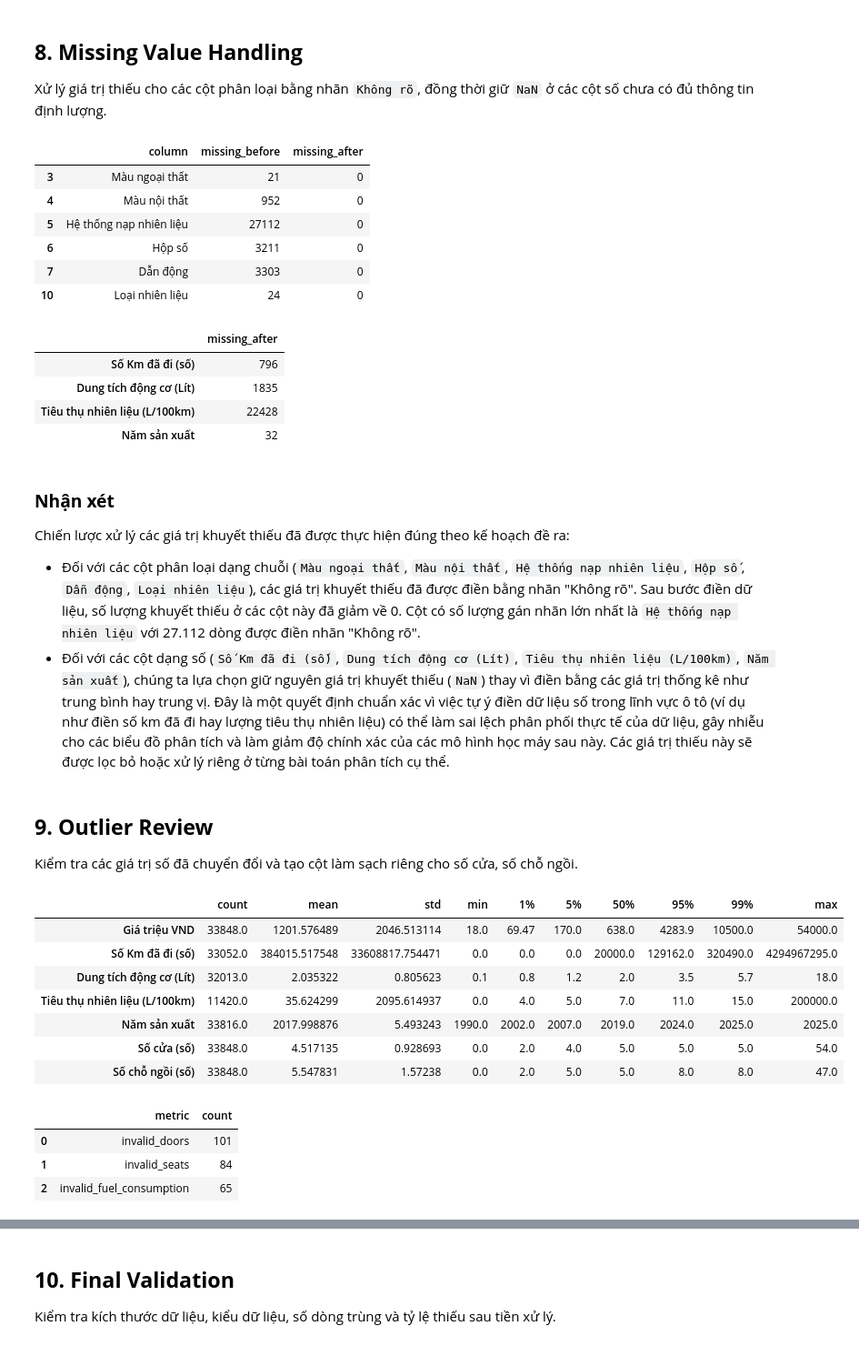
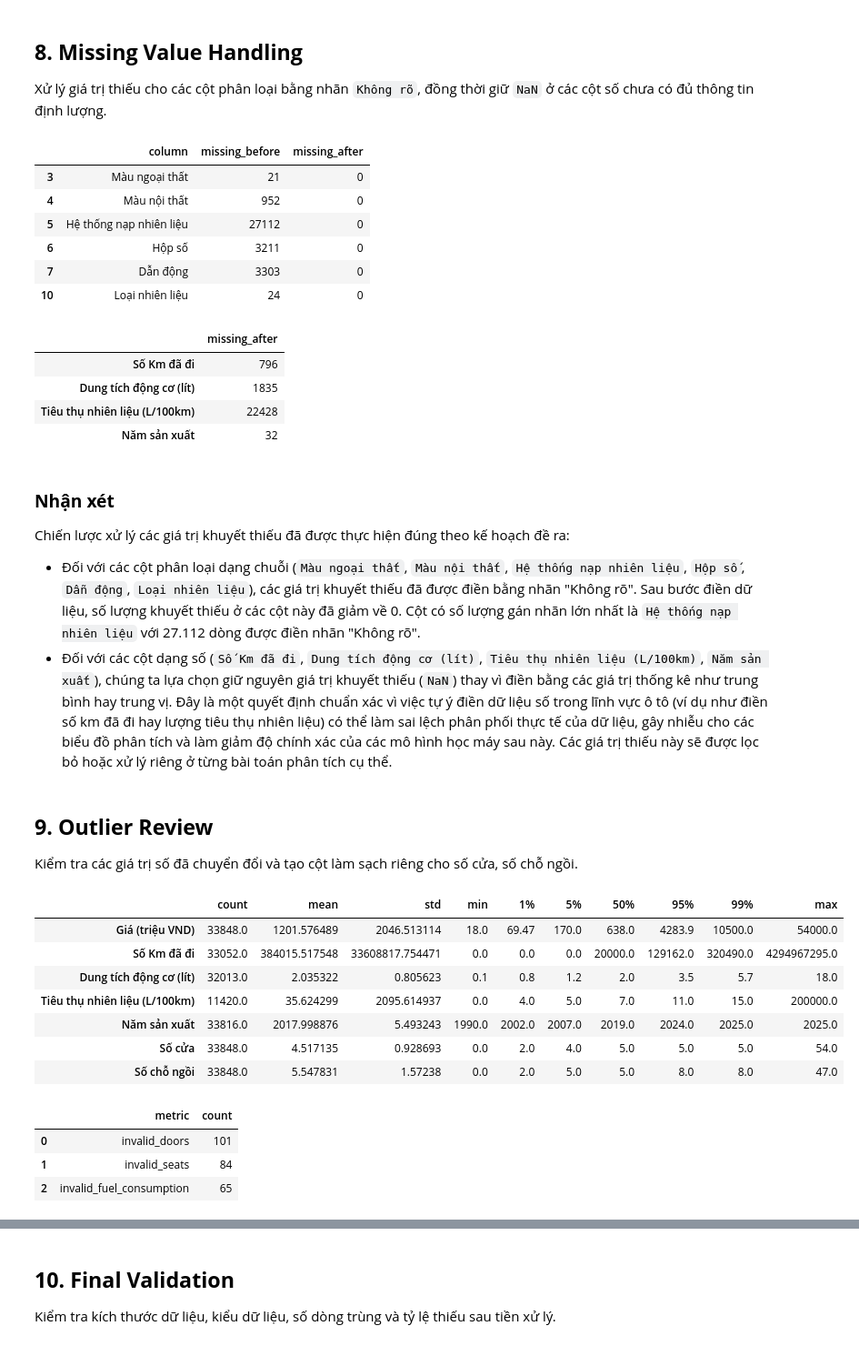
Before and after one commit to HuynhDucThinh/dv_final, a Jupyter notebook: notebook/02_preprocessing.ipynb, the cells around one changed output, grey strips where cells are left out. Shown at 91% size. Drawn from its saved outputs; the diff is of its cells as text; code cells hidden in the pictures.

```diff
--- a/notebook/02_preprocessing.ipynb
+++ b/notebook/02_preprocessing.ipynb
@@ -354,14 +354,14 @@ def parse_engine(value):
     return (text, np.nan)
 
 
-df_processed["Giá triệu VND"] = df_processed["Giá"].map(parse_price_million)
-df_processed["Số Km đã đi (số)"] = df_processed["Số Km đã đi"].map(extract_number)
-df_processed["Số cửa (số)"] = df_processed["Số cửa"].map(extract_number)
-df_processed["Số chỗ ngồi (số)"] = df_processed["Số chỗ ngồi"].map(extract_number)
+df_processed["Giá (triệu VND)"] = df_processed["Giá"].map(parse_price_million)
+df_processed["Số Km đã đi"] = df_processed["Số Km đã đi"].map(extract_number)
+df_processed["Số cửa"] = df_processed["Số cửa"].map(extract_number)
+df_processed["Số chỗ ngồi"] = df_processed["Số chỗ ngồi"].map(extract_number)
 
 engine_parts = df_processed["Động cơ"].map(parse_engine)
 df_processed["Loại nhiên liệu"] = [part[0] for part in engine_parts]
-df_processed["Dung tích động cơ (Lít)"] = [part[1] for part in engine_parts]
+df_processed["Dung tích động cơ (lít)"] = [part[1] for part in engine_parts]
 
 df_processed["Tiêu thụ nhiên liệu (L/100km)"] = df_processed["Tiêu thụ nhiên liệu"].map(parse_fuel_consumption)
 df_processed["Năm sản xuất"] = pd.to_numeric(
@@ -369,8 +369,8 @@ df_processed["Năm sản xuất"] = pd.to_numeric(
 ).astype("Int64")
 
 parsed_cols = [
-    "Giá triệu VND", "Số Km đã đi (số)", "Số cửa (số)", "Số chỗ ngồi (số)",
-    "Loại nhiên liệu", "Dung tích động cơ (Lít)", "Tiêu thụ nhiên liệu (L/100km)", "Năm sản xuất"
+    "Giá (triệu VND)", "Số Km đã đi", "Số cửa", "Số chỗ ngồi",
+    "Loại nhiên liệu", "Dung tích động cơ (lít)", "Tiêu thụ nhiên liệu (L/100km)", "Năm sản xuất"
 ]
 
 parsed_summary = pd.DataFrame({
@@ -426,7 +426,7 @@ fill_summary = pd.DataFrame({
 })
 
 numeric_missing_after = df_processed[
-    ["Số Km đã đi (số)", "Dung tích động cơ (Lít)", "Tiêu thụ nhiên liệu (L/100km)", "Năm sản xuất"]
+    ["Số Km đã đi", "Dung tích động cơ (lít)", "Tiêu thụ nhiên liệu (L/100km)", "Năm sản xuất"]
 ].isna().sum().rename("missing_after")
 
 display(fill_summary.query("missing_before > 0"))
@@ -440,8 +440,8 @@ display(numeric_missing_after.to_frame())
 | 7 | Dẫn động | 3303 | 0 |
 | 10 | Loại nhiên liệu | 24 | 0 |
 |  | missing_after |
-| Số Km đã đi (số) | 796 |
-| Dung tích động cơ (Lít) | 1835 |
+| Số Km đã đi | 796 |
+| Dung tích động cơ (lít) | 1835 |
 | Tiêu thụ nhiên liệu (L/100km) | 22428 |
 | Năm sản xuất | 32 |
 # %% [markdown]
@@ -449,7 +449,7 @@ display(numeric_missing_after.to_frame())
 
 Chiến lược xử lý các giá trị khuyết thiếu đã được thực hiện đúng theo kế hoạch đề ra:
 * Đối với các cột phân loại dạng chuỗi (`Màu ngoại thất`, `Màu nội thất`, `Hệ thống nạp nhiên liệu`, `Hộp số`, `Dẫn động`, `Loại nhiên liệu`), các giá trị khuyết thiếu đã được điền bằng nhãn "Không rõ". Sau bước điền dữ liệu, số lượng khuyết thiếu ở các cột này đã giảm về 0. Cột có số lượng gán nhãn lớn nhất là `Hệ thống nạp nhiên liệu` với 27.112 dòng được điền nhãn "Không rõ".
-* Đối với các cột dạng số (`Số Km đã đi (số)`, `Dung tích động cơ (Lít)`, `Tiêu thụ nhiên liệu (L/100km)`, `Năm sản xuất`), chúng ta lựa chọn giữ nguyên giá trị khuyết thiếu (`NaN`) thay vì điền bằng các giá trị thống kê như trung bình hay trung vị. Đây là một quyết định chuẩn xác vì việc tự ý điền dữ liệu số trong lĩnh vực ô tô (ví dụ như điền số km đã đi hay lượng tiêu thụ nhiên liệu) có thể làm sai lệch phân phối thực tế của dữ liệu, gây nhiễu cho các biểu đồ phân tích và làm giảm độ chính xác của các mô hình học máy sau này. Các giá trị thiếu này sẽ được lọc bỏ hoặc xử lý riêng ở từng bài toán phân tích cụ thể.
+* Đối với các cột dạng số (`Số Km đã đi`, `Dung tích động cơ (lít)`, `Tiêu thụ nhiên liệu (L/100km)`, `Năm sản xuất`), chúng ta lựa chọn giữ nguyên giá trị khuyết thiếu (`NaN`) thay vì điền bằng các giá trị thống kê như trung bình hay trung vị. Đây là một quyết định chuẩn xác vì việc tự ý điền dữ liệu số trong lĩnh vực ô tô (ví dụ như điền số km đã đi hay lượng tiêu thụ nhiên liệu) có thể làm sai lệch phân phối thực tế của dữ liệu, gây nhiễu cho các biểu đồ phân tích và làm giảm độ chính xác của các mô hình học máy sau này. Các giá trị thiếu này sẽ được lọc bỏ hoặc xử lý riêng ở từng bài toán phân tích cụ thể.
 # %% [markdown]
 <a id="9-outlier-review"></a>
 ## **9. Outlier Review**
@@ -457,43 +457,43 @@ Chiến lược xử lý các giá trị khuyết thiếu đã được thực h
 Kiểm tra các giá trị số đã chuyển đổi và tạo cột làm sạch riêng cho số cửa, số chỗ ngồi.
 # %%
 numeric_review_cols = [
-    "Giá triệu VND", "Số Km đã đi (số)", "Dung tích động cơ (Lít)",
-    "Tiêu thụ nhiên liệu (L/100km)", "Năm sản xuất", "Số cửa (số)", "Số chỗ ngồi (số)"
+    "Giá (triệu VND)", "Số Km đã đi", "Dung tích động cơ (lít)",
+    "Tiêu thụ nhiên liệu (L/100km)", "Năm sản xuất", "Số cửa", "Số chỗ ngồi"
 ]
 
 numeric_review = df_processed[numeric_review_cols].describe(
     percentiles=[0.01, 0.05, 0.5, 0.95, 0.99]
 ).T
 
-invalid_doors = ~df_processed["Số cửa (số)"].between(2, 6) & df_processed["Số cửa (số)"].notna()
-invalid_seats = ~df_processed["Số chỗ ngồi (số)"].between(2, 16) & df_processed["Số chỗ ngồi (số)"].notna()
+invalid_doors = ~df_processed["Số cửa"].between(2, 6) & df_processed["Số cửa"].notna()
+invalid_seats = ~df_processed["Số chỗ ngồi"].between(2, 16) & df_processed["Số chỗ ngồi"].notna()
 invalid_fuel_consumption = (
     ~df_processed["Tiêu thụ nhiên liệu (L/100km)"].between(1, 30)
     & df_processed["Tiêu thụ nhiên liệu (L/100km)"].notna()
 )
 
-df_processed["Số cửa sạch"] = df_processed["Số cửa (số)"].where(df_processed["Số cửa (số)"].between(2, 6))
-df_processed["Số chỗ ngồi sạch"] = df_processed["Số chỗ ngồi (số)"].where(df_processed["Số chỗ ngồi (số)"].between(2, 16))
+df_processed["Số cửa sạch"] = df_processed["Số cửa"].where(df_processed["Số cửa"].between(2, 6))
+df_processed["Số chỗ ngồi sạch"] = df_processed["Số chỗ ngồi"].where(df_processed["Số chỗ ngồi"].between(2, 16))
 df_processed["Tiêu thụ nhiên liệu sạch"] = df_processed["Tiêu thụ nhiên liệu (L/100km)"].where(
     df_processed["Tiêu thụ nhiên liệu (L/100km)"].between(1, 30)
 )
 
 outlier_summary = pd.DataFrame({
     "metric": ["invalid_doors", "invalid_seats", "invalid_fuel_consumption"],
     "count": [invalid_doors.sum(), invalid_seats.sum(), invalid_fuel_consumption.sum()],
 })
 
 display(numeric_review)
 display(outlier_summary)
 # %% [output]
 |  | count | mean | std | min | 1% | 5% | 50% | 95% | 99% | max |
-| Giá triệu VND | 33848.0 | 1201.576489 | 2046.513114 | 18.0 | 69.47 | 170.0 | 638.0 | 4283.9 | 10500.0 | 54000.0 |
-| Số Km đã đi (số) | 33052.0 | 384015.517548 | 33608817.754471 | 0.0 | 0.0 | 0.0 | 20000.0 | 129162.0 | 320490.0 | 4294967295.0 |
-| Dung tích động cơ (Lít) | 32013.0 | 2.035322 | 0.805623 | 0.1 | 0.8 | 1.2 | 2.0 | 3.5 | 5.7 | 18.0 |
+| Giá (triệu VND) | 33848.0 | 1201.576489 | 2046.513114 | 18.0 | 69.47 | 170.0 | 638.0 | 4283.9 | 10500.0 | 54000.0 |
+| Số Km đã đi | 33052.0 | 384015.517548 | 33608817.754471 | 0.0 | 0.0 | 0.0 | 20000.0 | 129162.0 | 320490.0 | 4294967295.0 |
+| Dung tích động cơ (lít) | 32013.0 | 2.035322 | 0.805623 | 0.1 | 0.8 | 1.2 | 2.0 | 3.5 | 5.7 | 18.0 |
 | Tiêu thụ nhiên liệu (L/100km) | 11420.0 | 35.624299 | 2095.614937 | 0.0 | 4.0 | 5.0 | 7.0 | 11.0 | 15.0 | 200000.0 |
 | Năm sản xuất | 33816.0 | 2017.998876 | 5.493243 | 1990.0 | 2002.0 | 2007.0 | 2019.0 | 2024.0 | 2025.0 | 2025.0 |
-| Số cửa (số) | 33848.0 | 4.517135 | 0.928693 | 0.0 | 2.0 | 4.0 | 5.0 | 5.0 | 5.0 | 54.0 |
-| Số chỗ ngồi (số) | 33848.0 | 5.547831 | 1.57238 | 0.0 | 2.0 | 5.0 | 5.0 | 8.0 | 8.0 | 47.0 |
+| Số cửa | 33848.0 | 4.517135 | 0.928693 | 0.0 | 2.0 | 4.0 | 5.0 | 5.0 | 5.0 | 54.0 |
+| Số chỗ ngồi | 33848.0 | 5.547831 | 1.57238 | 0.0 | 2.0 | 5.0 | 5.0 | 8.0 | 8.0 | 47.0 |
 |  | metric | count |
 | 0 | invalid_doors | 101 |
 | 1 | invalid_seats | 84 |
```
Also changed, not shown: parts of 14 cells of this notebook.
